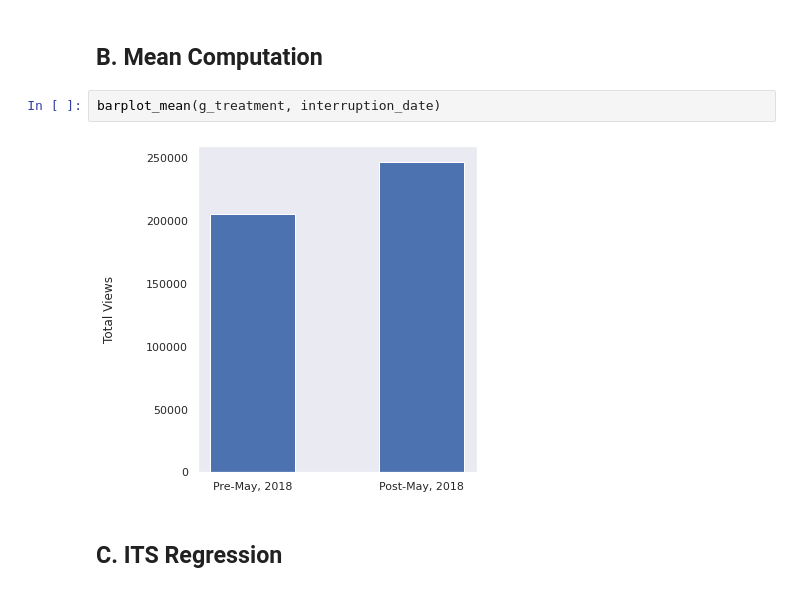
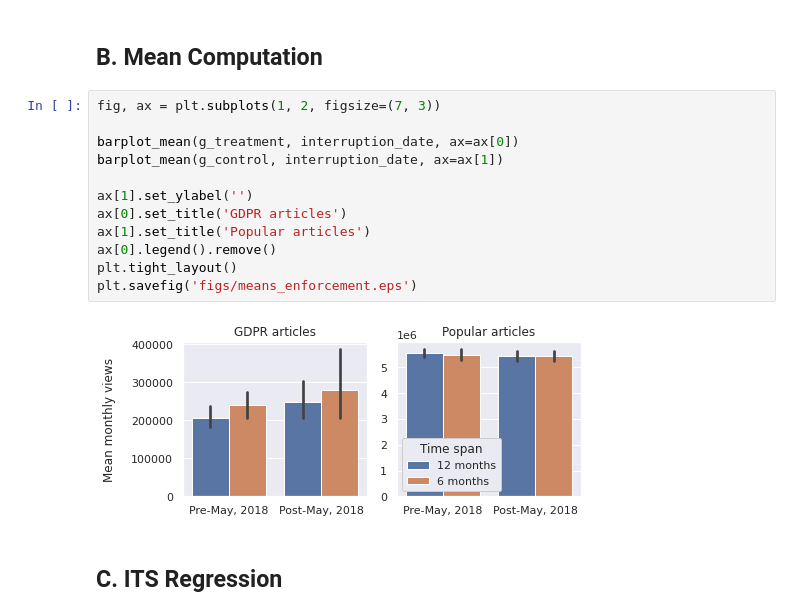
Before and after one commit to epfl-ada/ada-2020-project-milestone-p3-p3_studybuddy, a Jupyter notebook: MilestoneP3.ipynb, the cells around one changed output. Cells and saved outputs as stored; diff of their text form.

```diff
--- a/MilestoneP3.ipynb
+++ b/MilestoneP3.ipynb
@@ -936,10 +995,20 @@ save_regression_summary(res_treatment, 'range_2_treatment.tex')
 save_regression_summary(res_control, 'range_2_control.tex')
 # %% [markdown]
 ## B. Mean Computation
-# %%
-barplot_mean(g_treatment, interruption_date)
-# %% [output]
-[figure, removed]
+# %%
+fig, ax = plt.subplots(1, 2, figsize=(7, 3))
+
+barplot_mean(g_treatment, interruption_date, ax=ax[0])
+barplot_mean(g_control, interruption_date, ax=ax[1])
+
+ax[1].set_ylabel('')
+ax[0].set_title('GDPR articles')
+ax[1].set_title('Popular articles')
+ax[0].legend().remove()
+plt.tight_layout()
+plt.savefig('figs/means_enforcement.eps')
+# %% [output]
+[figure, added]
 # %% [markdown]
 ## C. ITS Regression
 # %%
```
Also changed, not shown: parts of 13 cells of this notebook.
